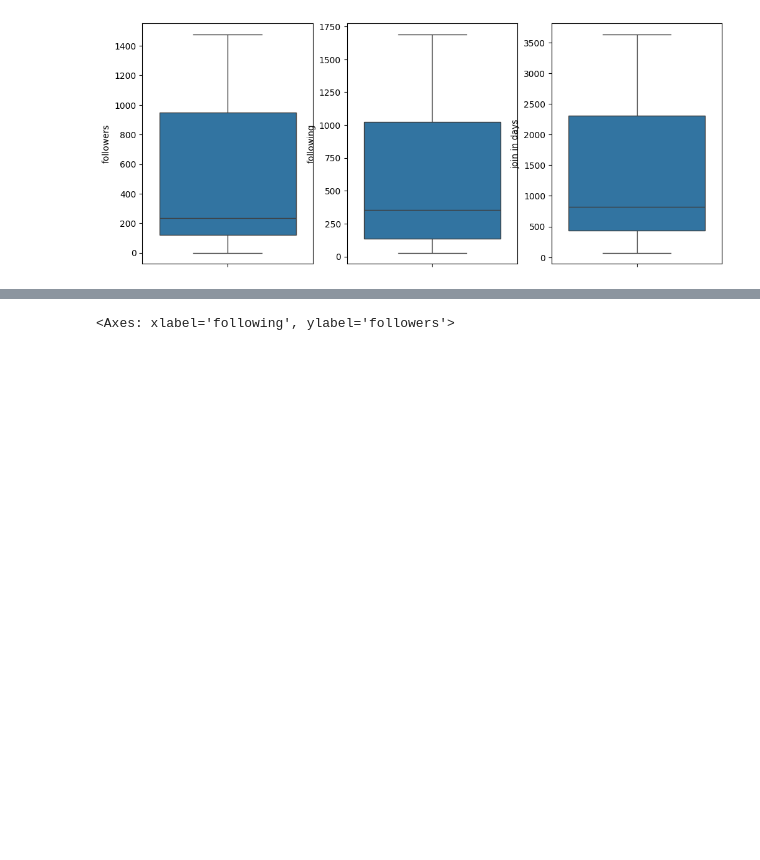
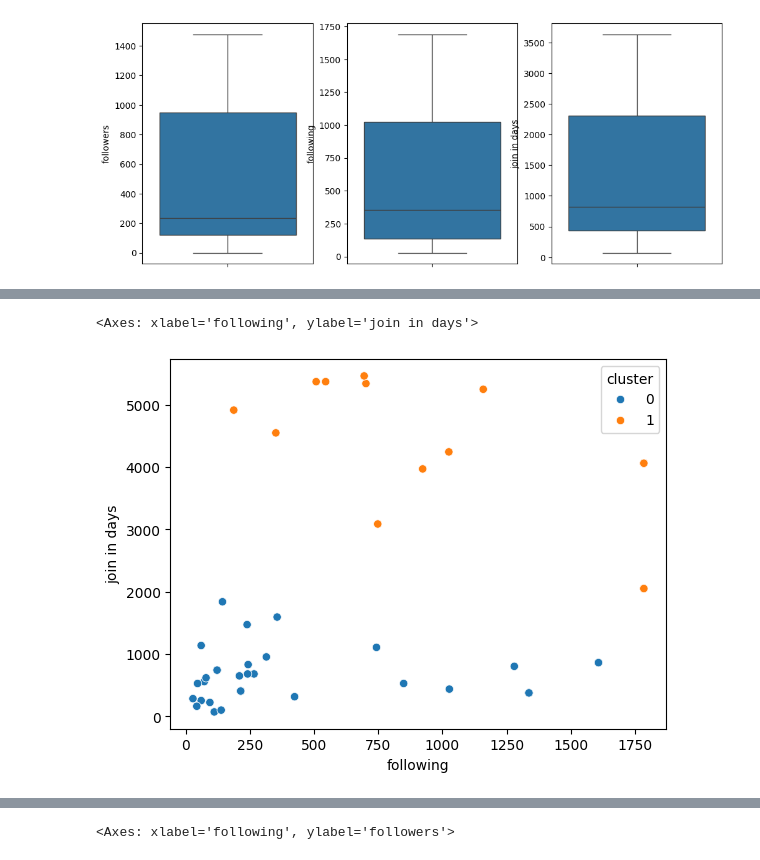
Before and after one commit to wahyudisujono/fortech_task, a Jupyter notebook: The Task.ipynb, the cells around one changed output, grey strips where cells are left out. Drawn from its saved outputs; the diff is of its cells as text; code cells hidden in the pictures; blank space fills up the shorter version.

```diff
--- a/The Task.ipynb
+++ b/The Task.ipynb
@@ -739,0 +746,12 @@ sns.boxplot(merged_data['join in days'], ax=ax[2])
+# %%
+scaling = StandardScaler()
+X= scaling.fit_transform(merged_data[['followers', 'join in days']])
+km = KMeans(n_clusters=2)
+label = km.fit_transform(X)
+label = np.argmax(label, axis=1)
+merged_data['cluster'] = label
+
+sns.scatterplot(merged_data, x='following', y='join in days', hue='cluster')
+# %% [output]
+<Axes: xlabel='following', ylabel='join in days'>
+[figure, added]
```
Also changed, not shown: parts of 7 cells of this notebook.
